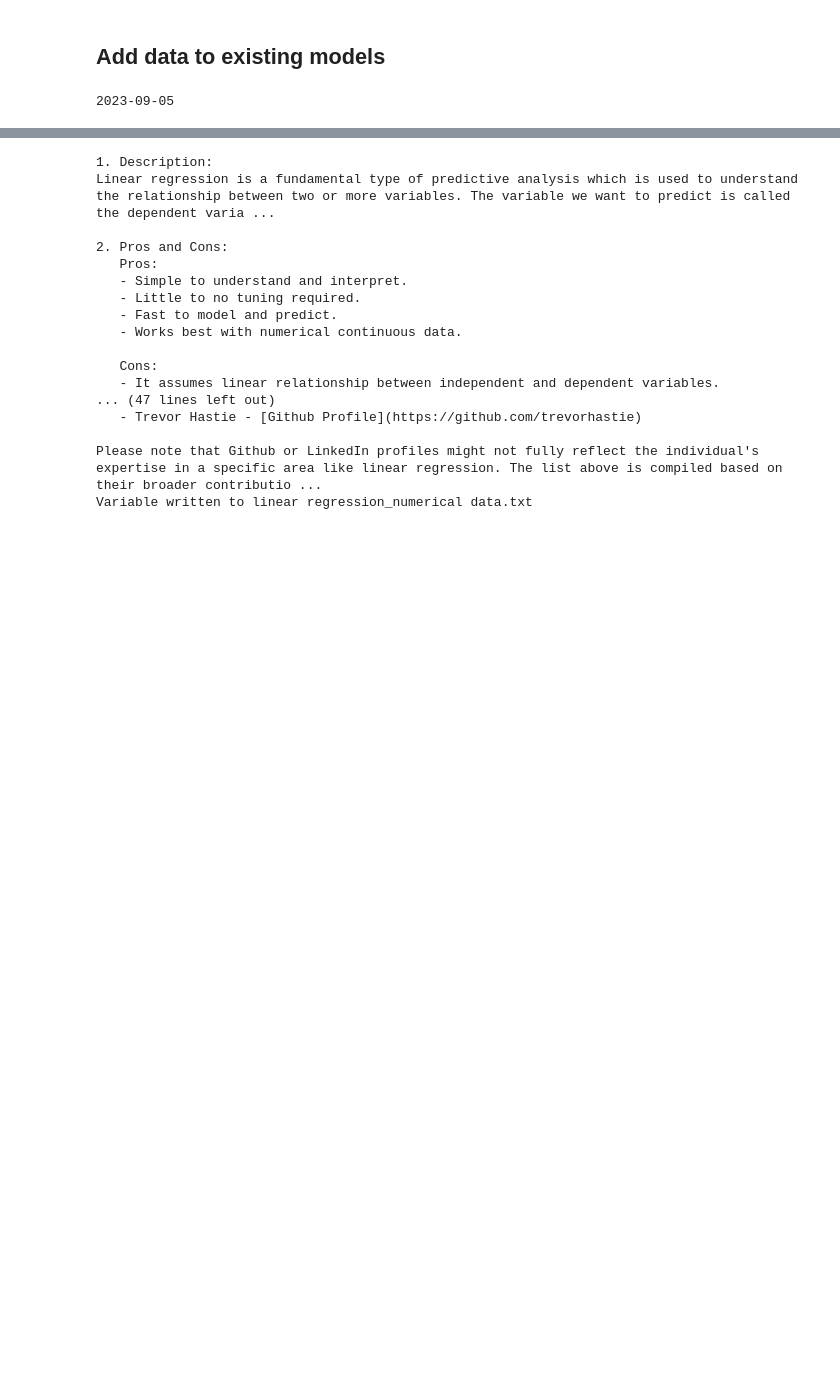
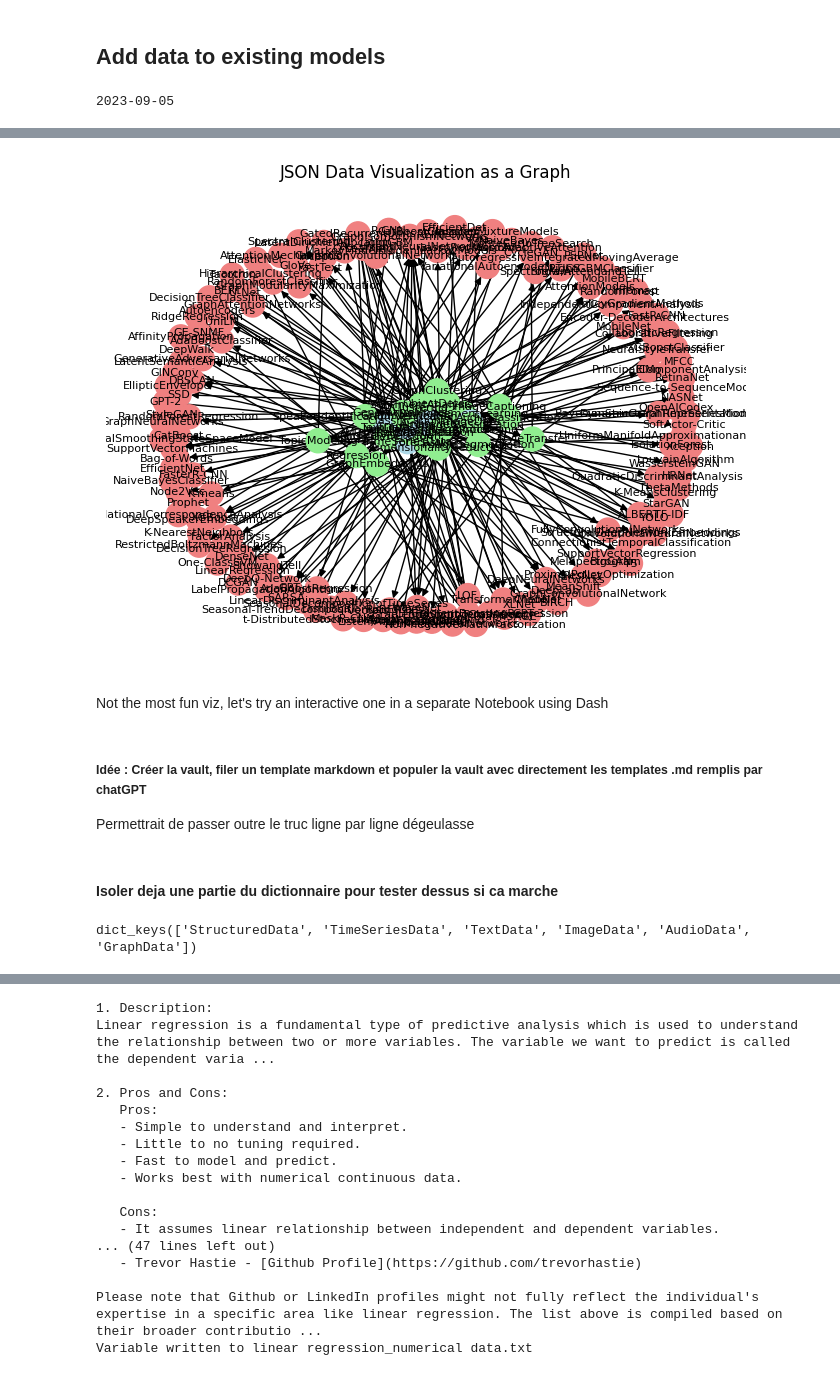
Before and after one commit to wdescamps/side_projects, a Jupyter notebook: ObsidianGPT/ObsidianGPT4 v1.3.ipynb, the cells around one changed output, grey strips where cells are left out. Drawn from its saved outputs; the diff is of its cells as text; code cells hidden in the pictures; blank space fills up the shorter version.

Commit message:
Much better JSON model structure. Easier parsing for the GPT4 calls
Also added a Dash 3D NetworkX graph viz

```diff
--- a/ObsidianGPT/ObsidianGPT4 v1.3.ipynb
+++ b/ObsidianGPT/ObsidianGPT4 v1.3.ipynb
@@ -118,10 +155,3 @@ models_text
 CPU times: user 25.9 ms, sys: 11.7 ms, total: 37.6 ms
 Wall time: 2min 2s
 '{\n  "Structured Data": {\n    "Regression": [\n      "Linear Regression",\n      "Ridge Regression",\n      "Lasso Regression",\n      "Elastic Net",\n      "Support Vector Regression",\n      "Deci ...
-# %%
-output = models_text
-lines = output.split("\n")
-for line_raw_case in lines:
-
-    line=line_raw_case.lower()
-    print(line)
@@ -246,0 +161,9 @@ popular_ml_models = {
+# %%
+original_string = output
+modified_string = re.sub(r'[ \n]', '', original_string)
+
+# Convert the string to a Python dictionary
+data_dict = json.loads(modified_string)
+
+# Now you can work with the data_dict as a Python dictionary
+print(data_dict)
@@ -291,0 +247,15 @@ print(today.date())
+# %%
+visualize_json_as_graph(data_dict)
+# %% [output]
+[figure, added]
+# %% [markdown]
+Not the most fun viz, let's try an interactive one in a separate Notebook using Dash
+# %% [markdown]
+##### Idée : Créer la vault, filer un template markdown et populer la vault avec directement les templates .md remplis par chatGPT
+Permettrait de passer outre le truc ligne par ligne dégeulasse
+# %% [markdown]
+#### Isoler deja une partie du dictionnaire pour tester dessus si ca marche
+# %%
+data_dict.keys()
+# %% [output]
+dict_keys(['StructuredData', 'TimeSeriesData', 'TextData', 'ImageData', 'AudioData', 'GraphData'])
```
Also changed, not shown: parts of 23 cells of this notebook, 2 other files.
